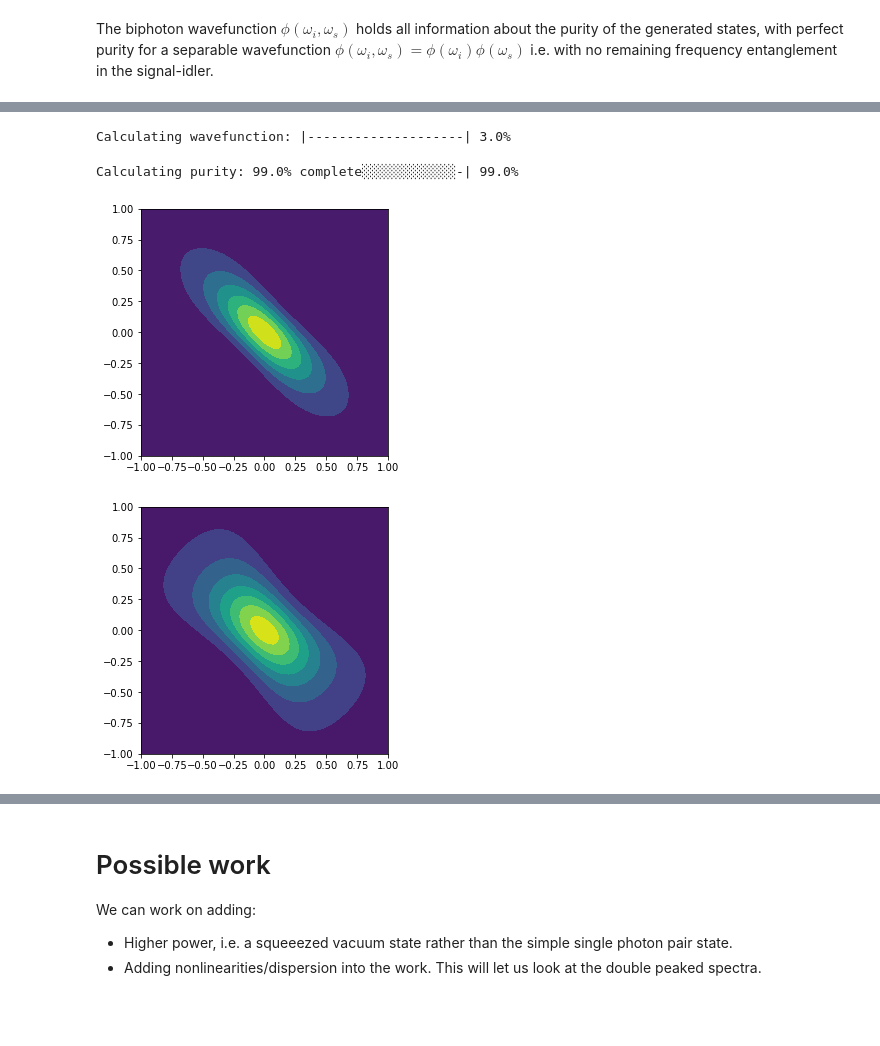
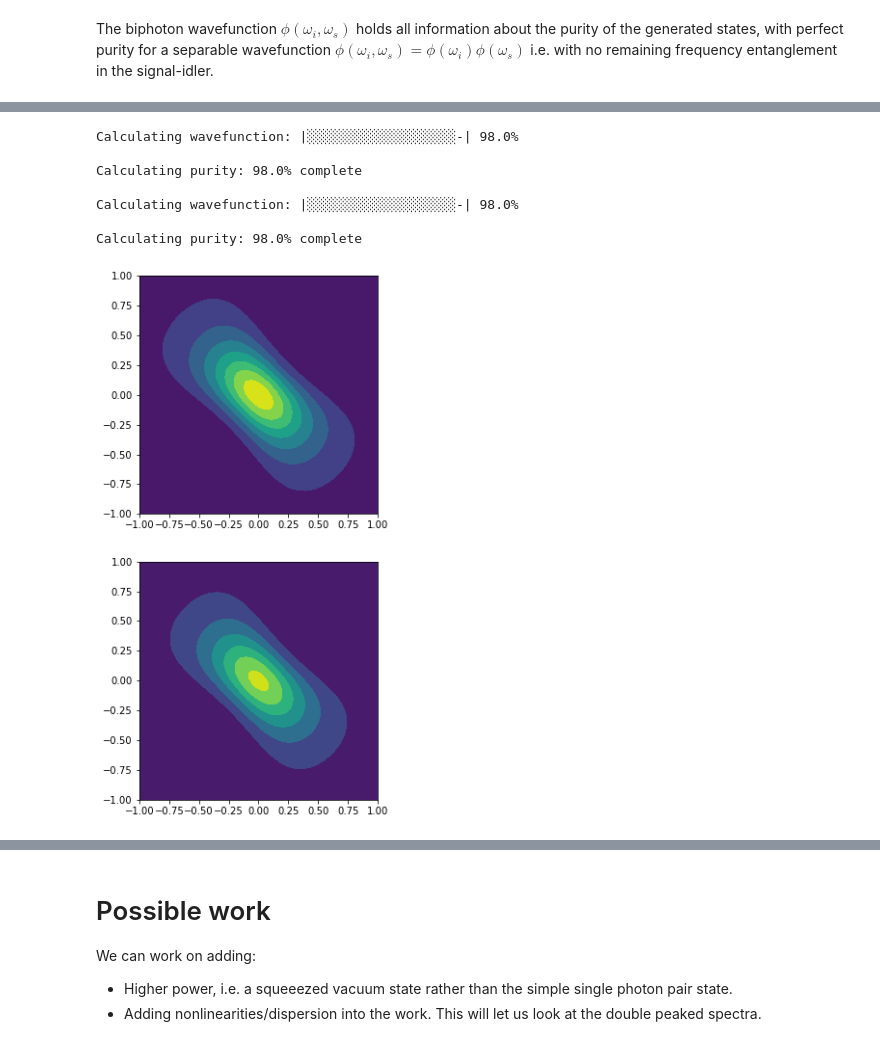
Before and after one commit to niall54/Quantum-Photonics, a Jupyter notebook: Photon Purity FWM.ipynb, the cells around one changed output, grey strips where cells are left out. Saved outputs shown, nothing was run; the diff lists cells and outputs as text; code cells hidden in the pictures; blank space fills up the shorter version.

```diff
--- a/Photon Purity FWM.ipynb
+++ b/Photon Purity FWM.ipynb
@@ -63,7 +144,7 @@ class Distribution:
         if self.dtype == 'Lorentzian':
             amp = (self.lw/(2*np.pi))**0.5 *1/(1.0j*omega+0.5*self.lw)
         elif self.dtype == 'Gaussian':
-            amp = (1/(self.lw*(2*np.pi)**0.5))*np.exp(-0.5*(omega/self.lw)**2)**0.5
+            amp = (1/(self.lw*(2*np.pi)**0.5))*np.exp(-0.5*(omega/self.lw)**2)
         else:
             print('Distribution of type: {} is not defined'.format(self.dtype))
 
@@ -74,7 +155,7 @@ class Resonator:
                 pModeLw = 1.0,
                 sModeLw = 1.0,
                 iModeLw = 1.0,
-                pType = 'Lorentzian',
+                pType = 'Gaussian',
                 pLw = 1):
         """
         This object gives the parameters required to calculate the spectral purity of photons made from spontaneous
@@ -108,16 +189,18 @@ class Resonator:
                      self.pMode.getAmp(omega_p)*
                      self.pMode.getAmp(omega - omega_p)
                      for omega_p in omega_ps] # Integrand of equation
-        F_P = np.trapz(integrand, x=omega_ps) # Value of integration
-        plt.plot(omega_ps, np.imag(integrand))
+        F_P = (np.trapz(np.real(integrand), x=omega_ps) +
+               1.0j*np.trapz(np.imag(integrand), x=omega_ps)) # Value of integration
         return F_P
 # %%
-pModeLWs = [1,10]
+pModeLWs = [9,10]
+
+fig = plt.figure(figsize=(10,10))
 for I in range(2):
-    x = Resonator(pLw = 10, pModeLw = pModeLWs[I])
+    x = Resonator(pLw = 1, pModeLw = pModeLWs[I])
     omega_min = -1
     omega_max = 1
-    N = 100
+    N = 50
     dA = ((omega_max-omega_min)/N)**2
     omega_s_s = np.linspace(omega_min, omega_max, N)
     omega_i_s = np.linspace(omega_min, omega_max, N)
@@ -125,38 +208,41 @@ for I in range(2):
     omega_s_s, omega_i_s = np.meshgrid(omega_s_s, omega_i_s)
     waveAmplitude = np.empty((N,N))
     waveAmplitude[:] = np.NaN
     waveFunction = np.empty((N,N))
     waveFunction[:] = np.NaN
 
     nProgress = 20
-
+    print('\n')
     for i in range(N):
         print('Calculating wavefunction: |{}| {}%'.format(int(i*nProgress/N)*'░'+(nProgress-int(nProgress*i/N))*'-',
                                                           100*i/N),end="\r")
         for j in range(N):
             omega_s = omega_s_s[i,j]
             omega_i = omega_i_s[i,j]
             waveAmplitude[i,j] = x.getWavefunction(omega_i = omega_i, omega_s = omega_s)
             waveFunction[i,j] = abs(waveAmplitude[i,j])**2
 
     q_i = np.empty((N,N))
     q_i[:] = np.NaN
     Q_i = np.empty((N,N))
     Q_i[:] = np.NaN
-
+    print('\n')
     for i in range(N):
         print('Calculating purity: {}% complete'.format(100*i/N),end="\r")
         for j in range(N):
             integrand = [waveAmplitude[ii,i]*np.conj(waveAmplitude[ii,j]) for ii in range(N)]
             q_i[i,j] = np.trapz(integrand,x=np.linspace(omega_min,omega_max,N))
             Q_i[i,j] = np.abs(q_i[i,j])**2
-
-    fig = plt.figure(figsize=(10,10))
+    print('Purity: {}%'.format())
     ax = fig.add_subplot(2,1,I+1)
     ax.contourf(omega_s_s,omega_i_s,waveFunction)
     ax.set_aspect('equal')
 # %% [output]
-Calculating wavefunction: |--------------------| 3.0%
+Calculating wavefunction: |░░░░░░░░░░░░░░░░░░░-| 98.0%
+
+Calculating purity: 98.0% complete
+
+Calculating wavefunction: |░░░░░░░░░░░░░░░░░░░-| 98.0%
+
+Calculating purity: 98.0% complete
-Calculating purity: 99.0% complete░░░░░░░░░░░░-| 99.0%
-[figure, old version]
+[figure, new version]
-[figure, removed]
```
Also changed, not shown: parts of 7 cells of this notebook.
